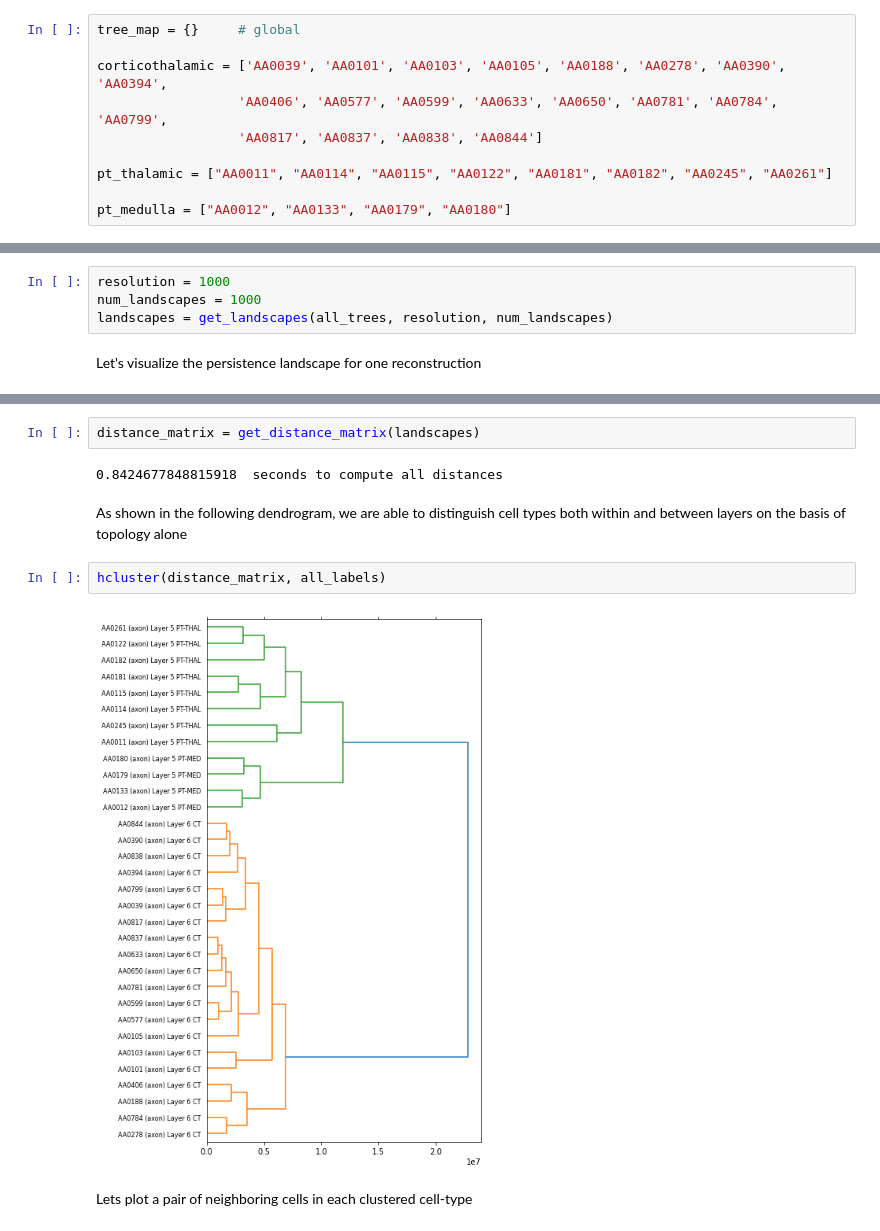
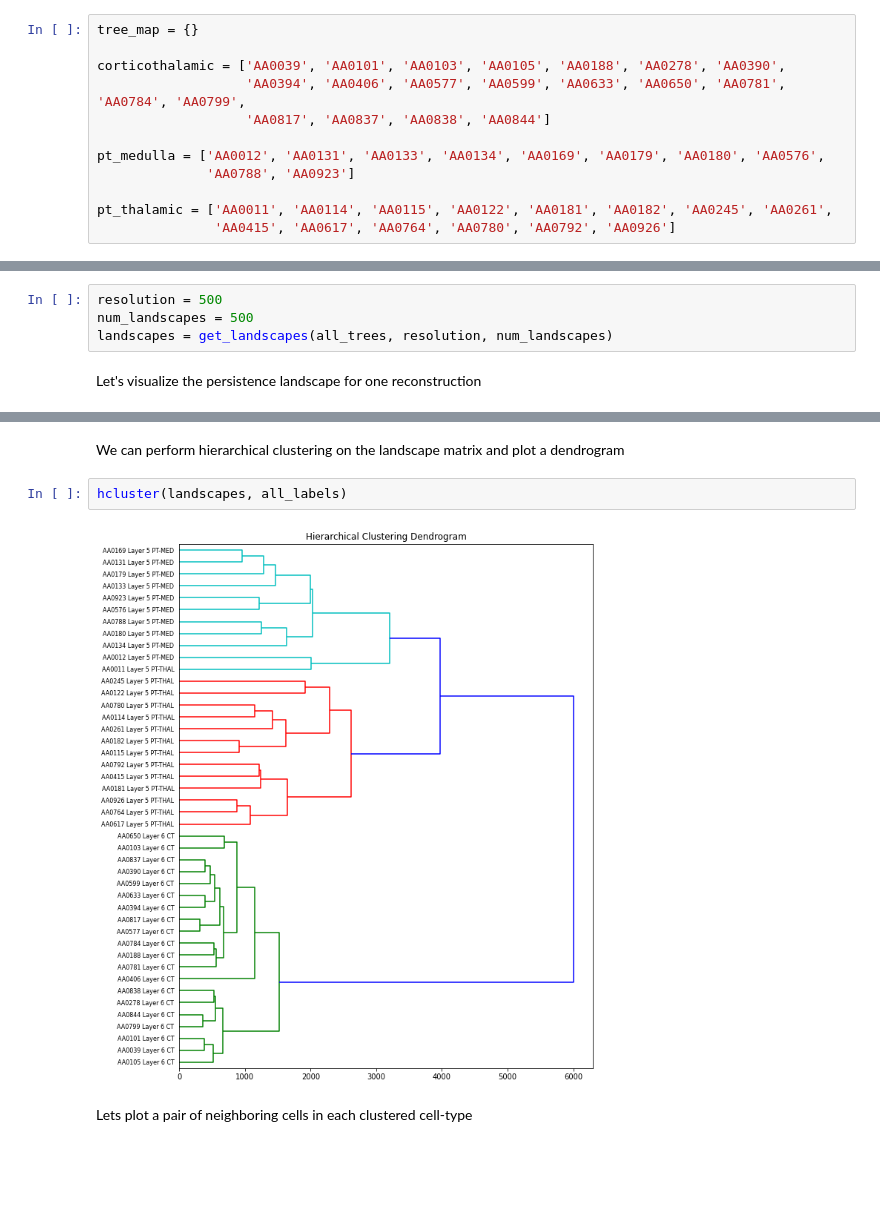
Before and after one commit to morphonets/SNT, a Jupyter notebook: notebooks/4_persistence_landscape.ipynb, the cells around one changed output, grey strips where cells are left out. Saved outputs shown, nothing was run; the diff lists cells and outputs as text; blank space fills up the shorter version.

Commit message:
update persistence landscape notebook

```diff
--- a/notebooks/4_persistence_landscape.ipynb
+++ b/notebooks/4_persistence_landscape.ipynb
@@ -130,15 +121,17 @@ The two sub-types of Layer 5 PT neuron have distinct transcriptional profiles an
 elucidated in Economo et al. Nature 2018.
 pre-print at https://www.biorxiv.org/content/10.1101/229260v1
 # %%
-tree_map = {}     # global
+tree_map = {}
 
-corticothalamic = ['AA0039', 'AA0101', 'AA0103', 'AA0105', 'AA0188', 'AA0278', 'AA0390', 'AA0394',
-                  'AA0406', 'AA0577', 'AA0599', 'AA0633', 'AA0650', 'AA0781', 'AA0784', 'AA0799',
-                  'AA0817', 'AA0837', 'AA0838', 'AA0844']
+corticothalamic = ['AA0039', 'AA0101', 'AA0103', 'AA0105', 'AA0188', 'AA0278', 'AA0390',
+                   'AA0394', 'AA0406', 'AA0577', 'AA0599', 'AA0633', 'AA0650', 'AA0781', 'AA0784', 'AA0799',
+                   'AA0817', 'AA0837', 'AA0838', 'AA0844']
 
-pt_thalamic = ["AA0011", "AA0114", "AA0115", "AA0122", "AA0181", "AA0182", "AA0245", "AA0261"]
+pt_medulla = ['AA0012', 'AA0131', 'AA0133', 'AA0134', 'AA0169', 'AA0179', 'AA0180', 'AA0576',
+              'AA0788', 'AA0923']
 
-pt_medulla = ["AA0012", "AA0133", "AA0179", "AA0180"]
+pt_thalamic = ['AA0011', 'AA0114', 'AA0115', 'AA0122', 'AA0181', 'AA0182', 'AA0245', 'AA0261',
+               'AA0415', 'AA0617', 'AA0764', 'AA0780', 'AA0792', 'AA0926']
 # %% [markdown]
 We can fetch all of these cells from the [MouseLight database](https://ml-neuronbrowser.janelia.org/) using SNT's [MouseLightLoader](https://morphonets.github.io/SNT/sc/fiji/snt/io/MouseLightLoader.html) class
 # %%
@@ -153,6 +146,6 @@ all_labels = [t.getLabel() for t in all_trees]
 # %%
-resolution = 1000
-num_landscapes = 1000
+resolution = 500
+num_landscapes = 500
 landscapes = get_landscapes(all_trees, resolution, num_landscapes)
 # %% [markdown]
 Let's visualize the persistence landscape for one reconstruction
@@ -166,13 +159,9 @@ plt.show()
-# %%
-distance_matrix = get_distance_matrix(landscapes)
-# %% [output]
-0.8424677848815918  seconds to compute all distances
-# %% [markdown]
-As shown in the following dendrogram, we are able to distinguish cell types both within and between layers on the basis of topology alone
+# %% [markdown]
+We can perform hierarchical clustering on the landscape matrix and plot a dendrogram
 # %%
-hcluster(distance_matrix, all_labels)
+hcluster(landscapes, all_labels)
 # %% [output]
-[figure, old version]
+[figure, new version]
 # %% [markdown]
 Lets plot a pair of neighboring cells in each clustered cell-type
 # %%
```
Also changed, not shown: parts of 11 cells of this notebook.
